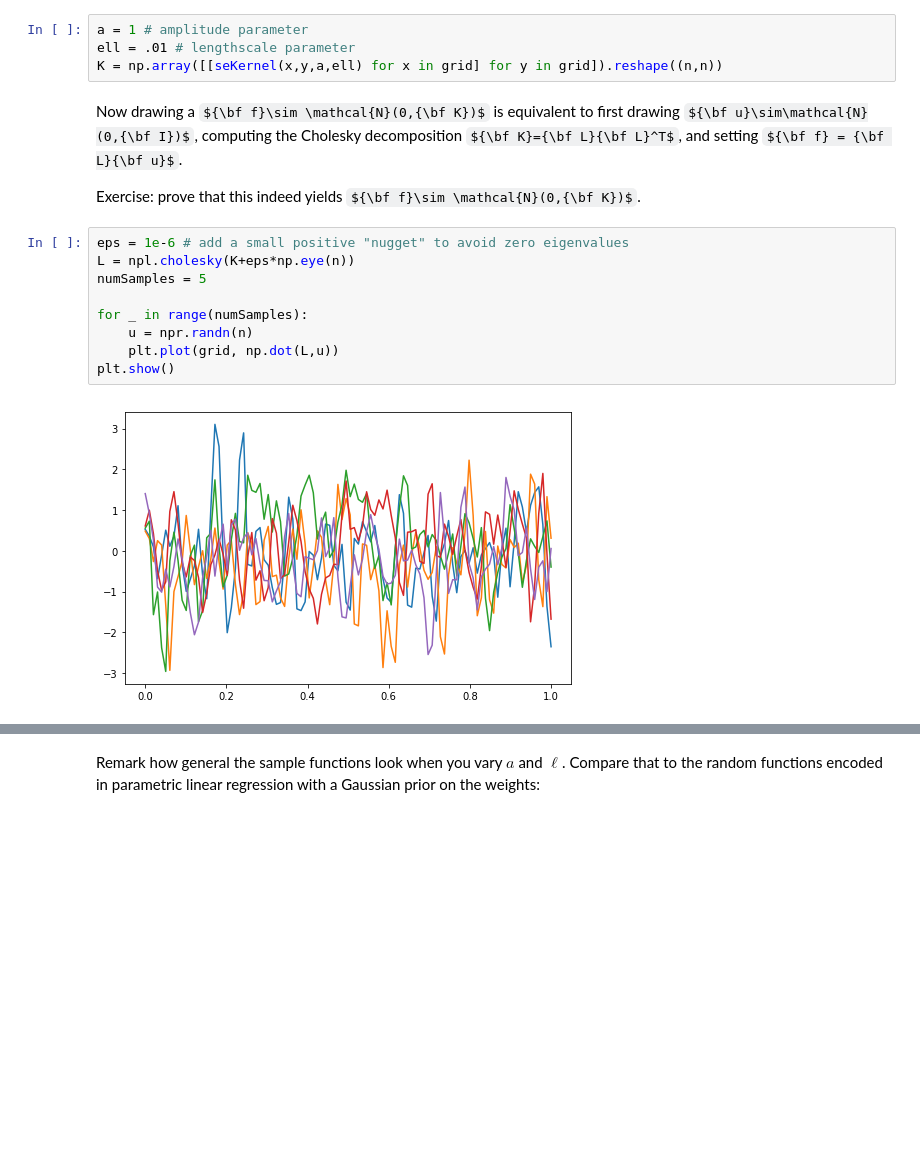
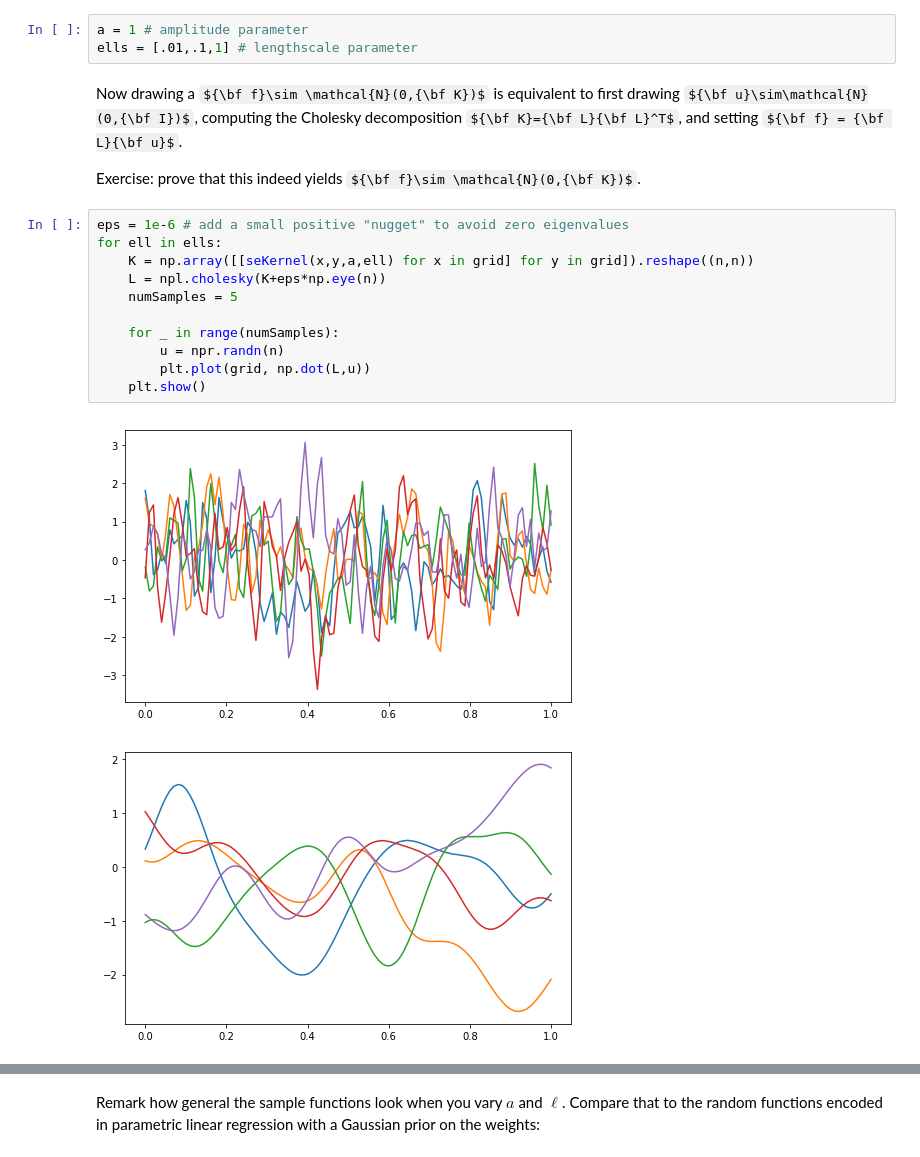
Before and after one commit to rbardenet/bnp-course, a Jupyter notebook: notebooks/01_gp_basics.ipynb, the cells around one changed output, grey strips where cells are left out. Saved outputs shown, nothing was run; the diff lists cells and outputs as text; some formulas as TeX source; blank space fills up the shorter version.

Commit message:
added samples for different lengthscales

```diff
--- a/notebooks/01_gp_basics.ipynb
+++ b/notebooks/01_gp_basics.ipynb
@@ -37,22 +37,24 @@ n = 100
 grid = np.linspace(0,1,n)
 # %% [markdown]
 Then, drawing a sample $f\sim\text{GP}(0,K)$ and observing its evaluation at the points $x_1,\dots,x_n$ of the grid has *by definition* the same distribution as drawing a multivariate Gaussian $\mathcal{N}(0,{\bf K})$, with ${\bf K}=((K(x_i,x_j))$.
-# %%
-a = 1 # amplitude parameter
-ell = .01 # lengthscale parameter
-K = np.array([[seKernel(x,y,a,ell) for x in grid] for y in grid]).reshape((n,n))
+# %%
+a = 1 # amplitude parameter
+ells = [.01,.1,1] # lengthscale parameter
 # %% [markdown]
 Now drawing a ${\bf f}\sim \mathcal{N}(0,{\bf K})$ is equivalent to first drawing ${\bf u}\sim\mathcal{N}(0,{\bf I})$, computing the Cholesky decomposition ${\bf K}={\bf L}{\bf L}^T$, and setting ${\bf f} = {\bf L}{\bf u}$.
 
 Exercise: prove that this indeed yields ${\bf f}\sim \mathcal{N}(0,{\bf K})$.
 # %%
 eps = 1e-6 # add a small positive "nugget" to avoid zero eigenvalues
-L = npl.cholesky(K+eps*np.eye(n))
-numSamples = 5
+for ell in ells:
+    K = np.array([[seKernel(x,y,a,ell) for x in grid] for y in grid]).reshape((n,n))
+    L = npl.cholesky(K+eps*np.eye(n))
+    numSamples = 5
 
-for _ in range(numSamples):
-    u = npr.randn(n)
-    plt.plot(grid, np.dot(L,u))
-plt.show()
+    for _ in range(numSamples):
+        u = npr.randn(n)
+        plt.plot(grid, np.dot(L,u))
+    plt.show()
 # %% [output]
-[figure, old version]
+[figure, new version]
+[figure, added]
```
Also changed, not shown: parts of 1 cell of this notebook.
